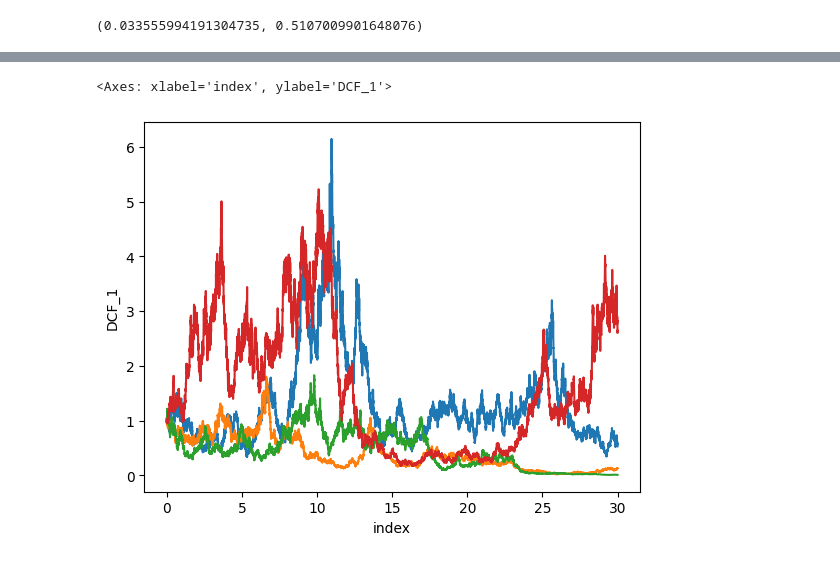
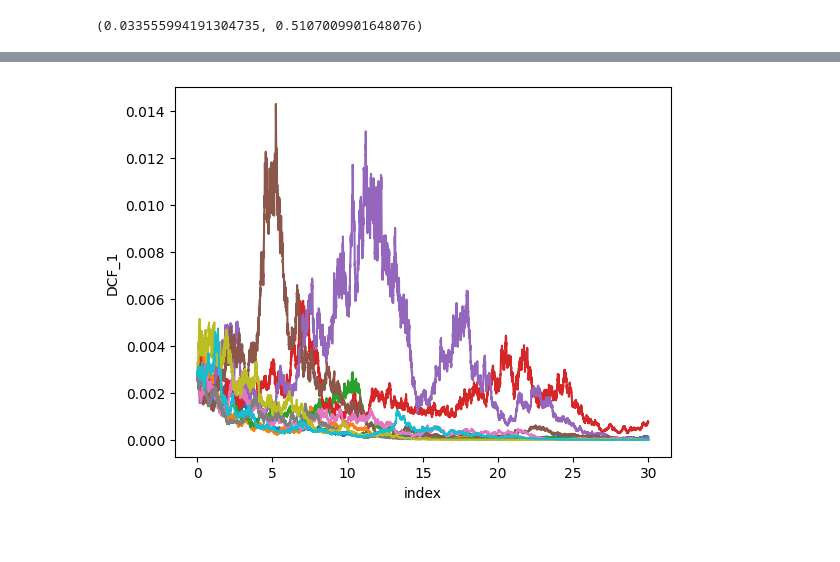
Before and after one commit to vkthakur90/AI_Applications, a Jupyter notebook: Valuation_of_Stock.ipynb, the cells around one changed output, grey strips where cells are left out. Cells and saved outputs as stored; diff of their text form; code cells hidden in the pictures.

```diff
--- a/Valuation_of_Stock.ipynb
+++ b/Valuation_of_Stock.ipynb
@@ -68,7 +68,7 @@ delta_t = 1/365
 W = np.cumsum(np.random.standard_normal(size = [life * 365, paths]), axis = 0) * np.sqrt(delta_t)
 t = np.arange(life * 365)[..., np.newaxis] / 365.0
 
-forecast_data = np.exp((mu - rate) * t + sigma * W)
+forecast_data = delta_t * np.exp((mu - rate) * t + sigma * W)
 # %%
 forecast_df = pd.DataFrame(
     data = forecast_data,
@@ -84,8 +84,5 @@ pe_ratio
-# %%
-sns.lineplot(x = 'index', y = 'DCF_1', data = forecast_df.reset_index())
-sns.lineplot(x = 'index', y = 'DCF_2', data = forecast_df.reset_index())
-sns.lineplot(x = 'index', y = 'DCF_3', data = forecast_df.reset_index())
-sns.lineplot(x = 'index', y = 'DCF_4', data = forecast_df.reset_index())
-# %% [output]
-<Axes: xlabel='index', ylabel='DCF_1'>
-[figure, removed]
+# %%
+for idx in range(10):
+    sns.lineplot(x = 'index', y = f'DCF_{idx + 1}', data = forecast_df.reset_index())
+# %% [output]
+[figure, added]
```
Also changed, not shown: parts of 3 cells of this notebook.
